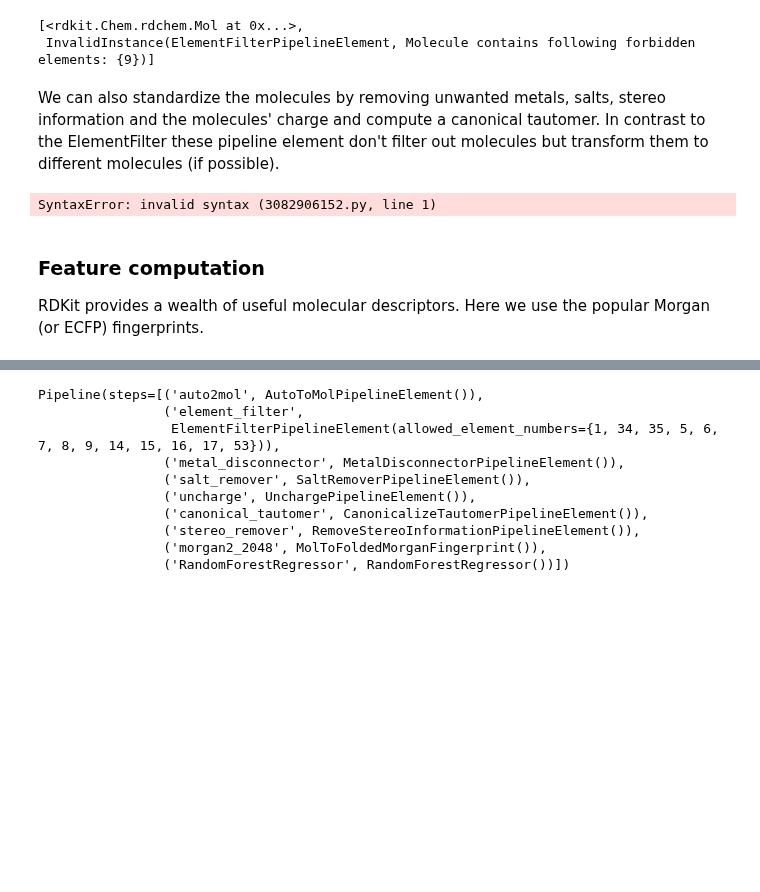
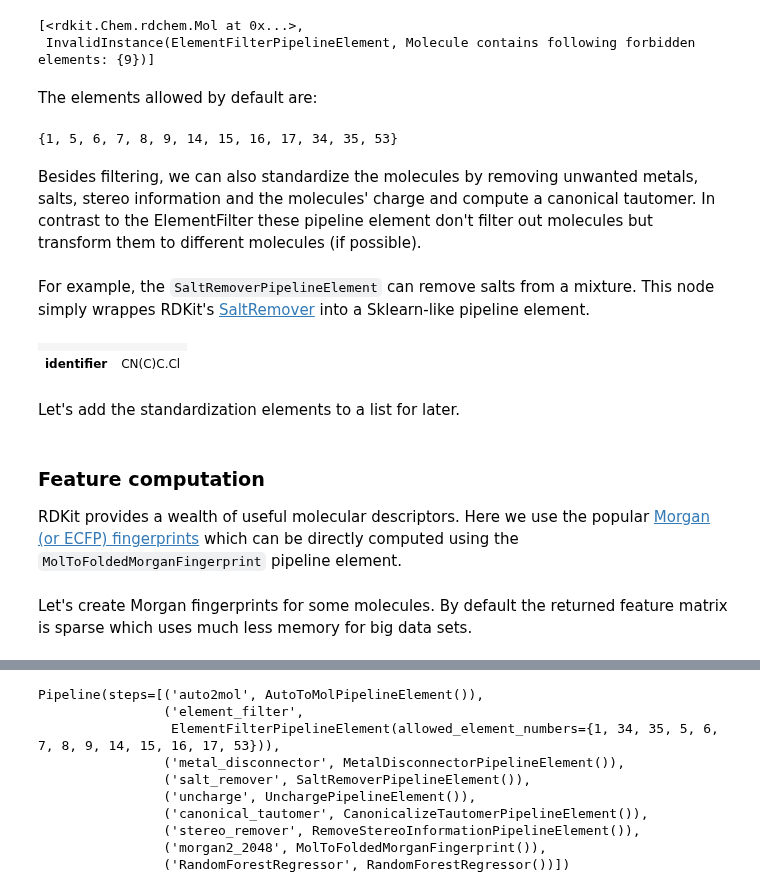
Before and after one commit to basf/MolPipeline, a Jupyter notebook: notebooks/01_getting_started_with_molpipeline.ipynb, the cells around one changed output, grey strips where cells are left out. Drawn from its saved outputs; the diff is of its cells as text; code cells hidden in the pictures; blank space fills up the shorter version.

```diff
--- a/notebooks/01_getting_started_with_molpipeline.ipynb
+++ b/notebooks/01_getting_started_with_molpipeline.ipynb
@@ -103,18 +88,30 @@ element_filter.transform(mols)
 # %% [output]
 [<rdkit.Chem.rdchem.Mol at 0x...>,
  InvalidInstance(ElementFilterPipelineElement, Molecule contains following forbidden elements: {9})]
+# %% [markdown]
+The elements allowed by default are:
+# %%
+ElementFilterPipelineElement().allowed_element_numbers
+# %% [output]
+{1, 5, 6, 7, 8, 9, 14, 15, 16, 17, 34, 35, 53}
 # %% [markdown]
-We can also standardize the molecules by removing unwanted metals, salts, stereo information and the molecules' charge and compute a canonical tautomer. In contrast to the ElementFilter these pipeline element don't filter out molecules but transform them to different molecules (if possible).
+Besides filtering, we can also standardize the molecules by removing unwanted metals, salts, stereo information and the molecules' charge and compute a canonical tautomer. In contrast to the ElementFilter these pipeline element don't filter out molecules but transform them to different molecules (if possible).
 # %%
 metal_disconnector = MetalDisconnectorPipelineElement()
 salt_remover = SaltRemoverPipelineElement()
 uncharge = UnchargePipelineElement()
 canonical_tautomer = CanonicalizeTautomerPipelineElement()
 stereo_remover = RemoveStereoInformationPipelineElement()
+# %% [markdown]
+For example, the `SaltRemoverPipelineElement` can remove salts from a mixture. This node simply wrappes RDKit's [SaltRemover](https://www.rdkit.org/docs/source/rdkit.Chem.SaltRemover.html) into a Sklearn-like pipeline element.
 # %%
-TODO: example of mol2mol elements above
+mols = auto2mol.transform(['CN(C)C.Cl'])
+salt_remover.transform(mols)[0]
 # %% [output]
-SyntaxError: invalid syntax (3082906152.py, line 1)
+|  |  |
+| identifier | CN(C)C.Cl |
+# %% [markdown]
+Let's add the standardization elements to a list for later.
 # %%
 standardization_elements = [
     ("element_filter", ElementFilterPipelineElement()),
@@ -127,6 +124,8 @@ standardization_elements = [
 # %% [markdown]
 ### Feature computation
 
-RDKit provides a wealth of useful molecular descriptors. Here we use the popular Morgan (or ECFP) fingerprints.
+RDKit provides a wealth of useful molecular descriptors. Here we use the popular [Morgan (or ECFP) fingerprints](https://www.rdkit.org/docs/GettingStartedInPython.html#rdkit-topological-fingerprints) which can be directly computed using the `MolToFoldedMorganFingerprint` pipeline element.
 # %%
 morgan2_2048 = MolToFoldedMorganFingerprint(n_bits=2048, radius=2)
+# %% [markdown]
+Let's create Morgan fingerprints for some molecules. By default the returned feature matrix is sparse which uses much less memory for big data sets.
```
Also changed, not shown: parts of 15 cells of this notebook, 2 other files.
